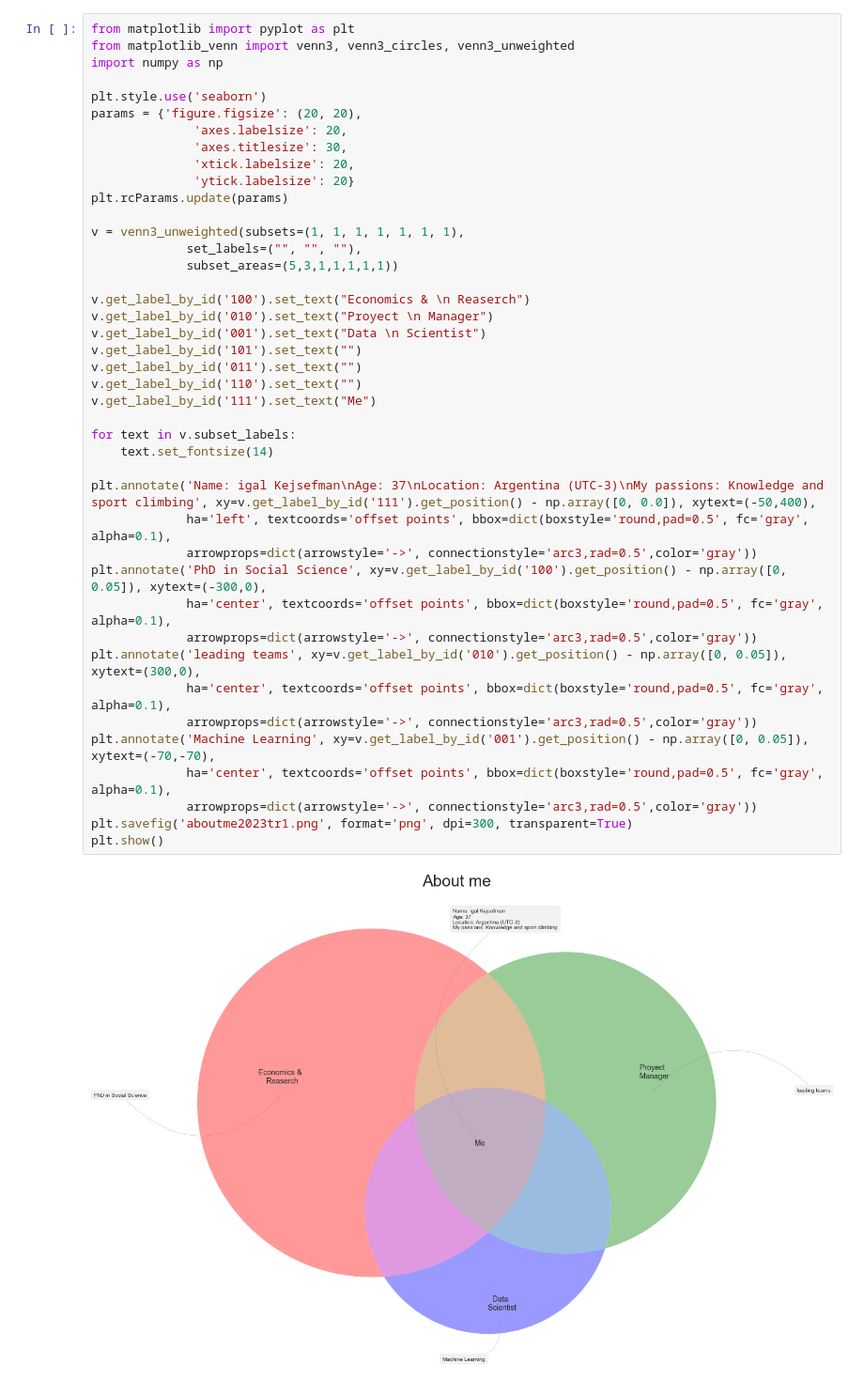
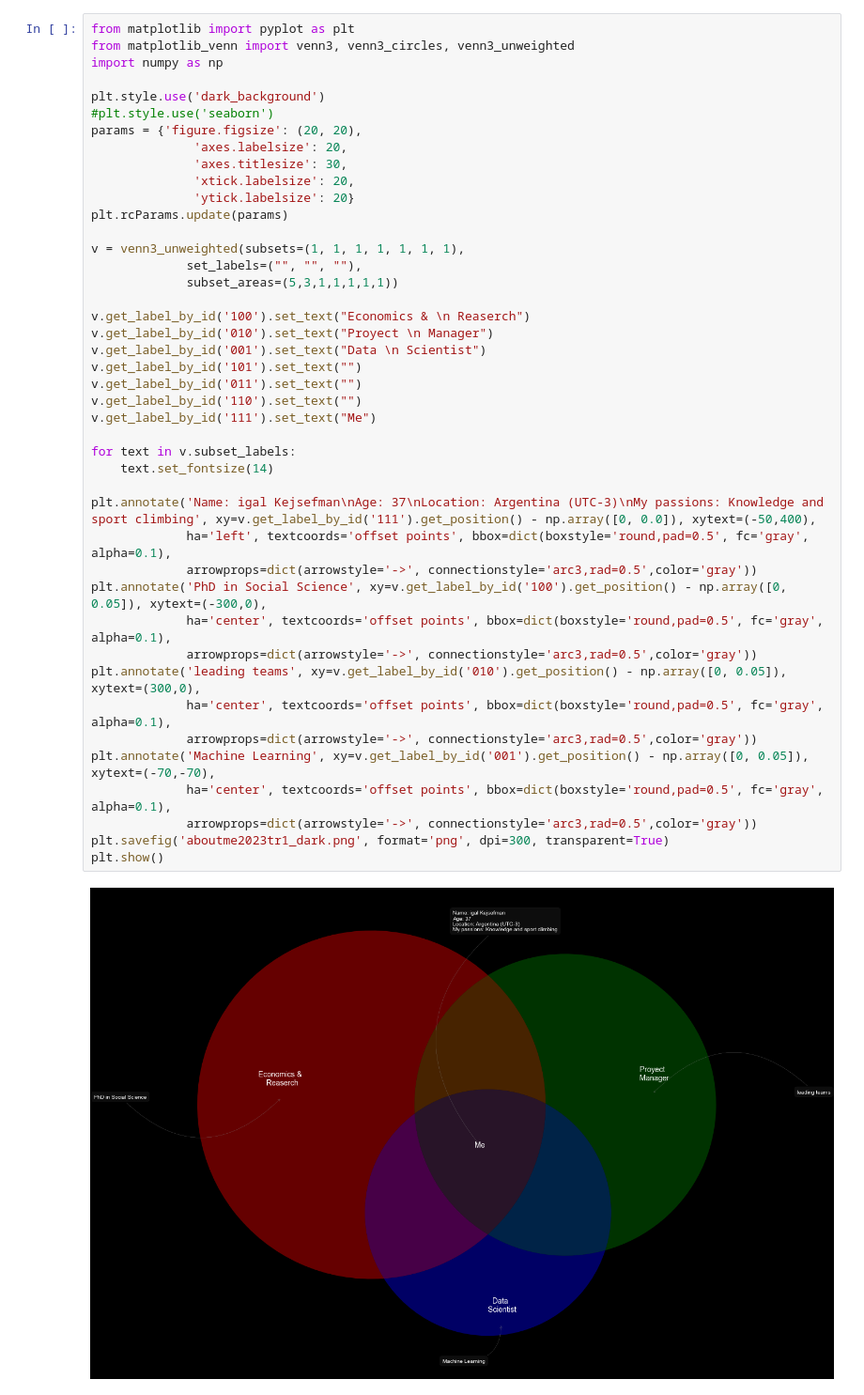
Before and after one commit to igalkej/igalkej, a Jupyter notebook: about_me.ipynb, the cells around one changed output. Shown at 94% size. Cells and saved outputs as stored; diff of their text form.

Commit message:
dark

```diff
--- a/about_me.ipynb
+++ b/about_me.ipynb
@@ -3,7 +3,8 @@ from matplotlib import pyplot as plt
 from matplotlib_venn import venn3, venn3_circles, venn3_unweighted
 import numpy as np
 
-plt.style.use('seaborn')
+plt.style.use('dark_background')
+#plt.style.use('seaborn')
 params = {'figure.figsize': (20, 20),
               'axes.labelsize': 20,
               'axes.titlesize': 30,
@@ -13,32 +14,32 @@ plt.rcParams.update(params)
 
 v = venn3_unweighted(subsets=(1, 1, 1, 1, 1, 1, 1),
              set_labels=("", "", ""),
              subset_areas=(5,3,1,1,1,1,1))
 
 v.get_label_by_id('100').set_text("Economics & \n Reaserch")
 v.get_label_by_id('010').set_text("Proyect \n Manager")
 v.get_label_by_id('001').set_text("Data \n Scientist")
 v.get_label_by_id('101').set_text("")
 v.get_label_by_id('011').set_text("")
 v.get_label_by_id('110').set_text("")
 v.get_label_by_id('111').set_text("Me")
 
 for text in v.subset_labels:
     text.set_fontsize(14)
 
 plt.annotate('Name: igal Kejsefman\nAge: 37\nLocation: Argentina (UTC-3)\nMy passions: Knowledge and sport climbing', xy=v.get_label_by_id('111').get_position() - np.array([0, 0.0]), xytext=(-50,400),
              ha='left', textcoords='offset points', bbox=dict(boxstyle='round,pad=0.5', fc='gray', alpha=0.1),
              arrowprops=dict(arrowstyle='->', connectionstyle='arc3,rad=0.5',color='gray'))
 plt.annotate('PhD in Social Science', xy=v.get_label_by_id('100').get_position() - np.array([0, 0.05]), xytext=(-300,0),
              ha='center', textcoords='offset points', bbox=dict(boxstyle='round,pad=0.5', fc='gray', alpha=0.1),
              arrowprops=dict(arrowstyle='->', connectionstyle='arc3,rad=0.5',color='gray'))
 plt.annotate('leading teams', xy=v.get_label_by_id('010').get_position() - np.array([0, 0.05]), xytext=(300,0),
              ha='center', textcoords='offset points', bbox=dict(boxstyle='round,pad=0.5', fc='gray', alpha=0.1),
              arrowprops=dict(arrowstyle='->', connectionstyle='arc3,rad=0.5',color='gray'))
 plt.annotate('Machine Learning', xy=v.get_label_by_id('001').get_position() - np.array([0, 0.05]), xytext=(-70,-70),
              ha='center', textcoords='offset points', bbox=dict(boxstyle='round,pad=0.5', fc='gray', alpha=0.1),
              arrowprops=dict(arrowstyle='->', connectionstyle='arc3,rad=0.5',color='gray'))
-plt.savefig('aboutme2023tr1.png', format='png', dpi=300, transparent=True)
+plt.savefig('aboutme2023tr1_dark.png', format='png', dpi=300, transparent=True)
 plt.show()
 # %% [output]
-[figure, old version]
+[figure, new version]
```
Also changed, not shown: 2 other files.
